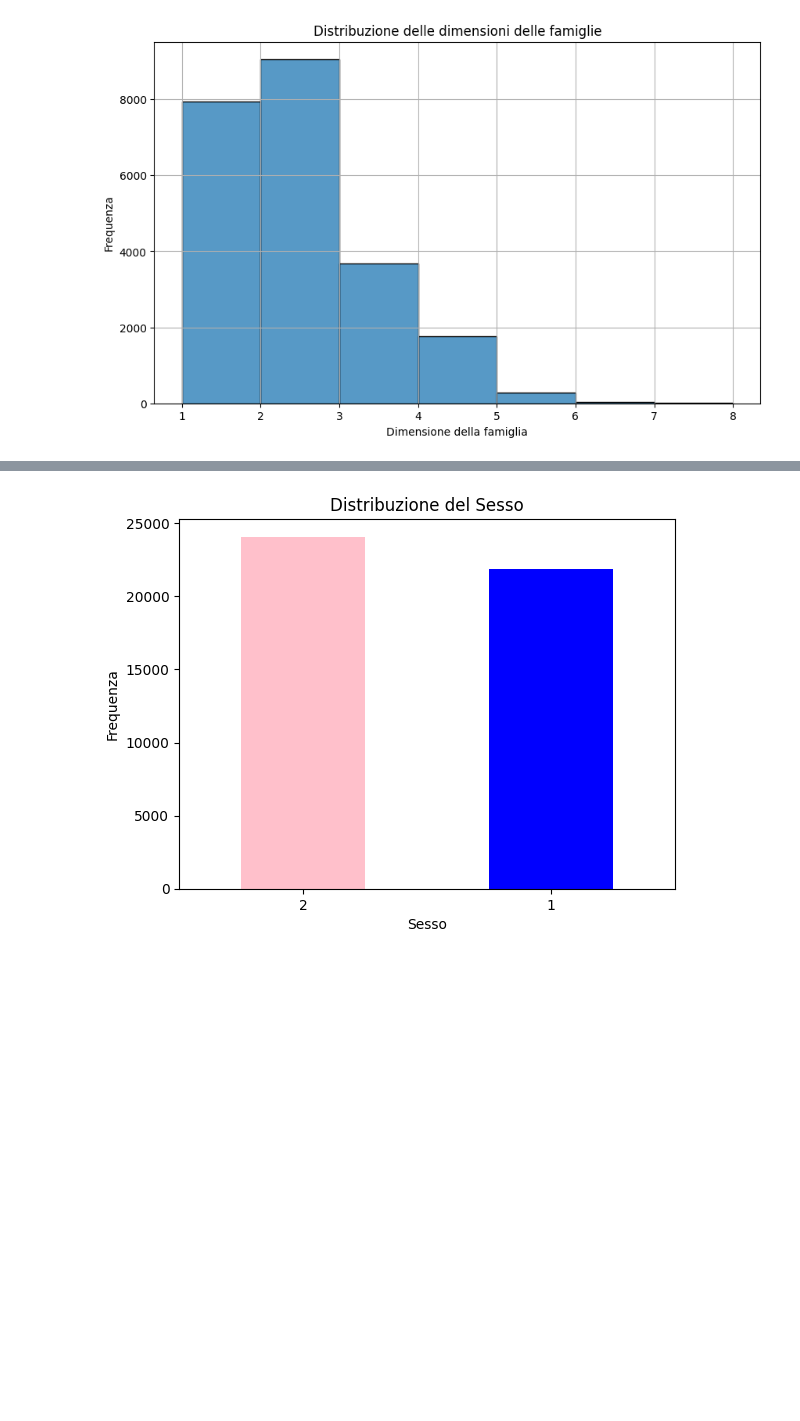
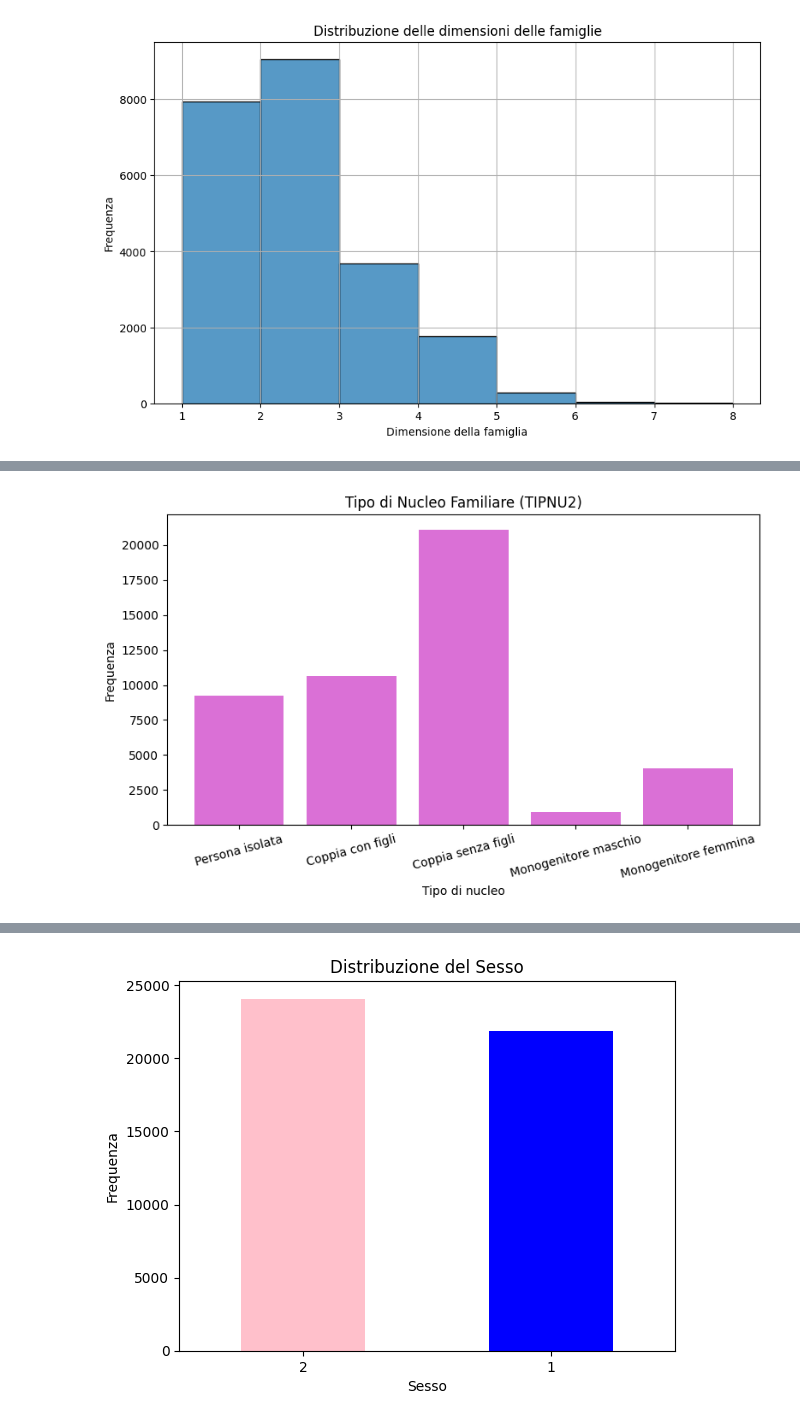
Before and after one commit to emanueleiacca/SL_ISTAT, a Jupyter notebook: MacroThemes.ipynb, the cells around one changed output, grey strips where cells are left out. Cells and saved outputs as stored; diff of their text form; code cells hidden in the pictures; blank space fills up the shorter version.

```diff
--- a/MacroThemes.ipynb
+++ b/MacroThemes.ipynb
@@ -424,0 +544,24 @@ df = df.drop(columns=['PID2'])
+# %%
+tipnu2_labels = {
+    0: "Persona isolata",
+    1: "Coppia con figli",
+    2: "Coppia senza figli",
+    3: "Monogenitore maschio",
+    4: "Monogenitore femmina"
+}
+
+# Conta valori
+tipnu2_counts = df_tema_anagrafe_famiglia['TIPNU2'].value_counts().sort_index()
+tipnu2_names = [tipnu2_labels.get(code, str(code)) for code in tipnu2_counts.index]
+
+# Plot TIPNU2
+plt.figure(figsize=(8, 5))
+plt.bar(tipnu2_names, tipnu2_counts.values, color='orchid')
+plt.title("Tipo di Nucleo Familiare (TIPNU2)")
+plt.xlabel("Tipo di nucleo")
+plt.ylabel("Frequenza")
+plt.xticks(rotation=15)
+plt.tight_layout()
+plt.show()
+# %% [output]
+[figure, added]
```
Also changed, not shown: parts of 28 cells of this notebook, 1 other file.
